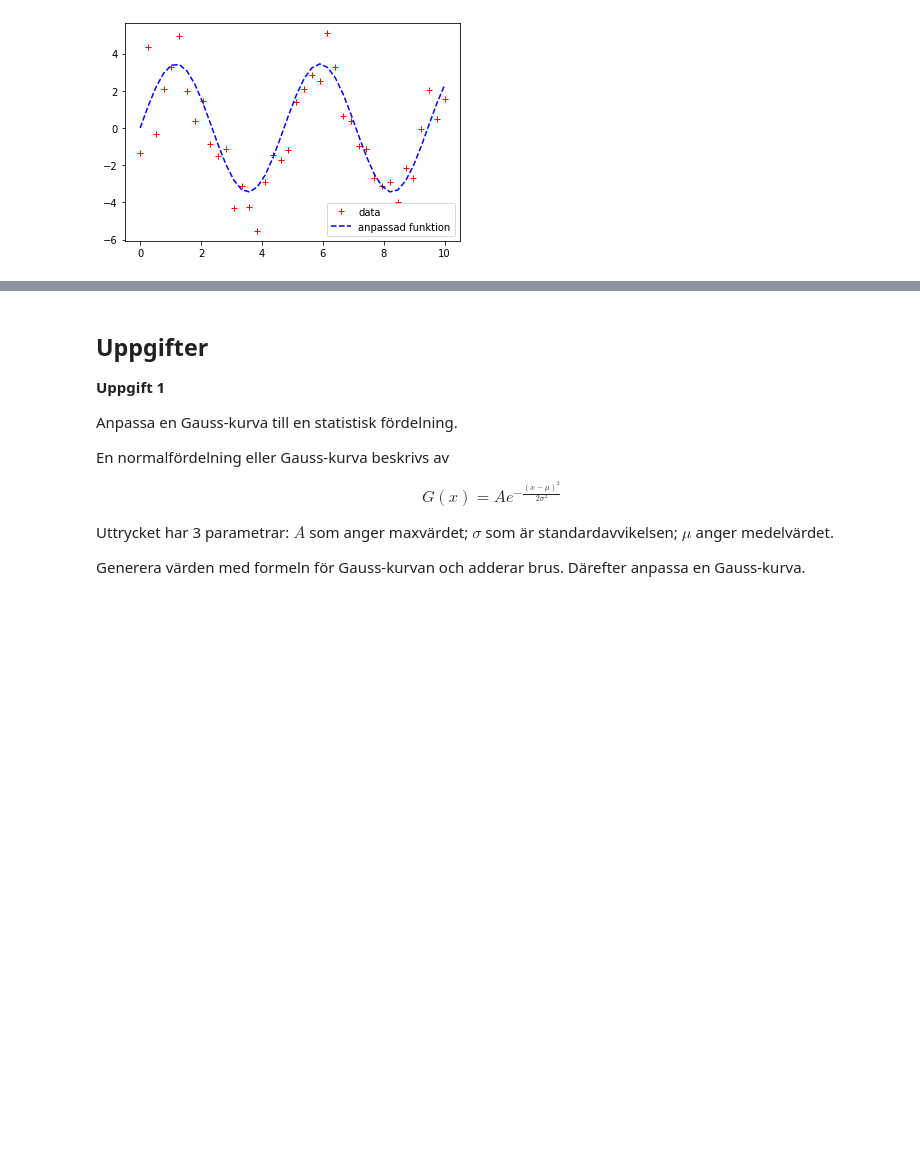
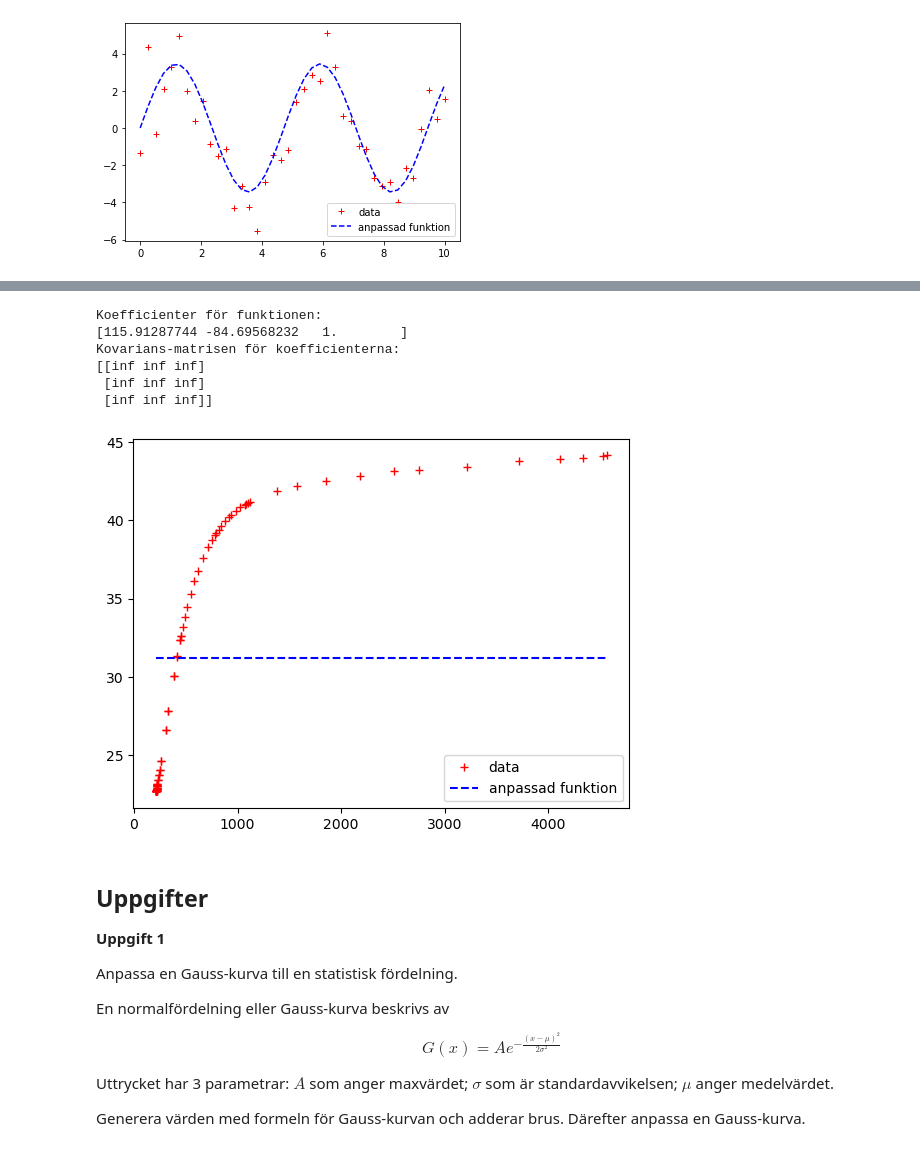
Before and after one commit to cognitrap/progr, a Jupyter notebook: funcfit.ipynb, the cells around one changed output, grey strips where cells are left out. Drawn from its saved outputs; the diff is of its cells as text; code cells hidden in the pictures; blank space fills up the shorter version.

```diff
--- a/funcfit.ipynb
+++ b/funcfit.ipynb
@@ -54,3 +68,62 @@ Koefficienter för sinus-funktionen:
+# %%
+import numpy as np
+from matplotlib import pyplot as plt
+import csv
+
+
+# curve-fit() från scipy
+from scipy.optimize import curve_fit
+
+
+
+x=[]; y=[]
+with open('Hus230908reduc.csv','r') as f:
+  data = csv.reader(f)
+  i=0
+  for row in data:
+         x.append(float(row[0]))
+         y.append(float(row[1]))
+
+x=np.array(x)
+y=np.array(y)
+
+
+# Vi anger själv den exakta formen på den funktion som ska anpassas
+# Måste ange variabel(x-värden) först och parametrar därefter
+def test(x, a, b, c):
+	return a * (1 - np.exp(-c * x)) + b
+
+
+# curve-fit() tar som argument: funktionen, x-data och y-data
+# ut får vi parametrar i en lista (param namnger vi den till)
+# och kovarianser i en annan lista (som får heta param_cov)
+# Ändra vad som är kommenterat här nedan!
+param, param_cov = curve_fit(test, x, y)
+#param, param_cov = curve_fit(test, x, y, [25,20,0.01])
+
+# Vi skriver ut resultatet
+print("Koefficienter för funktionen:")
+print(param)
+print("Kovarians-matrisen för koefficienterna:")
+print(param_cov)
+
+# För att kunna rita vår anpassade funktion så skapar vi y-data (ans)
+
+ans = param[0] * (1 - np.exp(-param[2] * x)) + param[1]
+
+# Och så vill vi titta på det grafiskt
+plt.plot(x, y, '+', color ='red', label ="data")
+plt.plot(x, ans, '--', color ='blue', label ="anpassad funktion")
+plt.legend()
+plt.show()
+# %% [output]
+Koefficienter för funktionen:
+[115.91287744 -84.69568232   1.        ]
+Kovarians-matrisen för koefficienterna:
+[[inf inf inf]
+ [inf inf inf]
+ [inf inf inf]]
+[figure, added]
 # %% [markdown]
 ## Uppgifter
 
```
Also changed, not shown: parts of 1 cell of this notebook, 27 other files.
